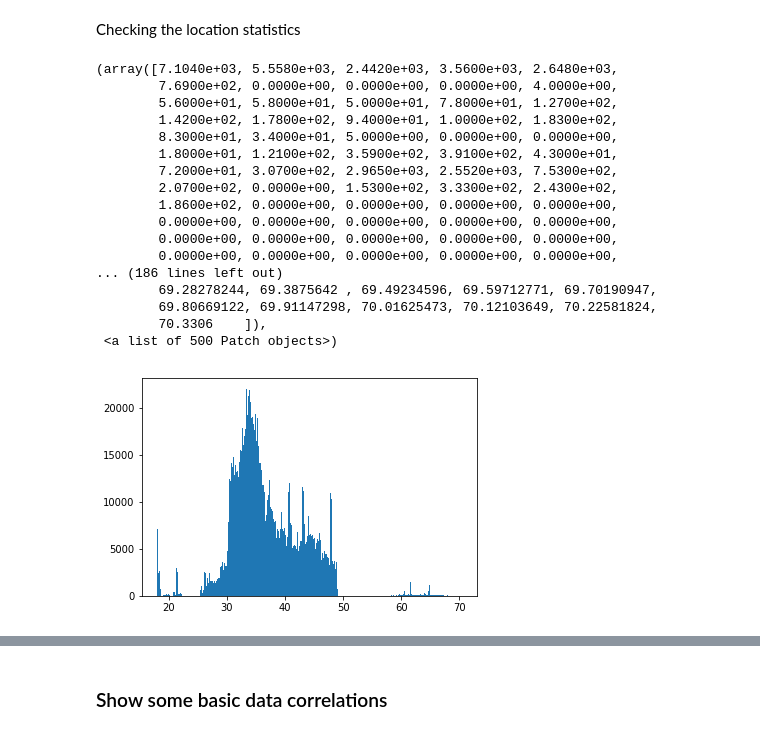
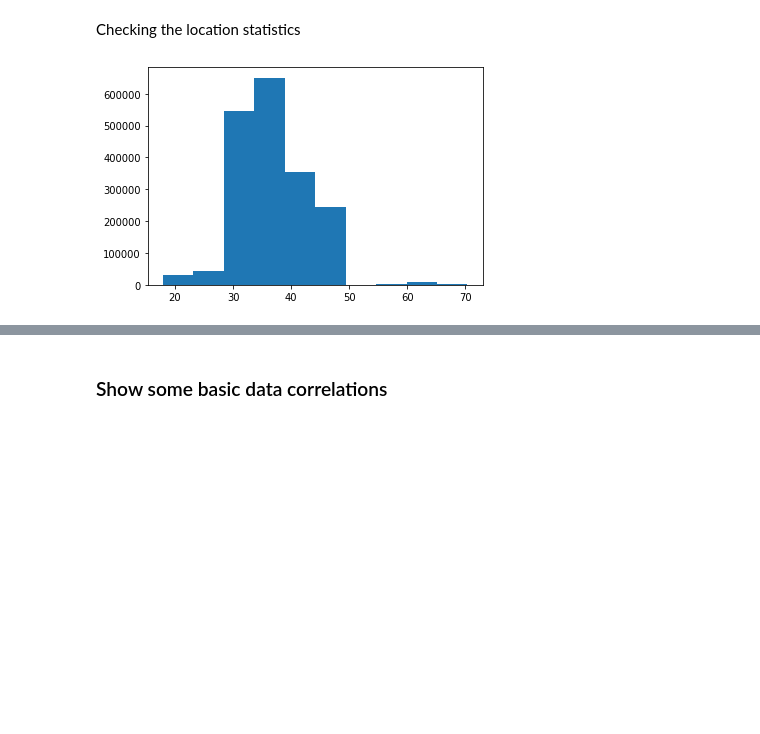
Before and after one commit to adityasant/ECE143_Project, a Jupyter notebook: Local Notebooks/wildfire_datacleaning.ipynb, the cells around one changed output, grey strips where cells are left out. Drawn from its saved outputs; the diff is of its cells as text; code cells hidden in the pictures; blank space fills up the shorter version.

```diff
--- a/Local Notebooks/wildfire_datacleaning.ipynb
+++ b/Local Notebooks/wildfire_datacleaning.ipynb
@@ -75,26 +75,9 @@ Checking the location statistics
 # %%
 lat_arr = data_location['LATITUDE']
 # %%
-plt.hist(lat_arr,bins = 500)
+plt.hist(lat_arr);
 # %% [output]
-(array([7.1040e+03, 5.5580e+03, 2.4420e+03, 3.5600e+03, 2.6480e+03,
-        7.6900e+02, 0.0000e+00, 0.0000e+00, 0.0000e+00, 4.0000e+00,
-        5.6000e+01, 5.8000e+01, 5.0000e+01, 7.8000e+01, 1.2700e+02,
-        1.4200e+02, 1.7800e+02, 9.4000e+01, 1.0000e+02, 1.8300e+02,
-        8.3000e+01, 3.4000e+01, 5.0000e+00, 0.0000e+00, 0.0000e+00,
-        1.8000e+01, 1.2100e+02, 3.5900e+02, 3.9100e+02, 4.3000e+01,
-        7.2000e+01, 3.0700e+02, 2.9650e+03, 2.5520e+03, 7.5300e+02,
-        2.0700e+02, 0.0000e+00, 1.5300e+02, 3.3300e+02, 2.4300e+02,
-        1.8600e+02, 0.0000e+00, 0.0000e+00, 0.0000e+00, 0.0000e+00,
-        0.0000e+00, 0.0000e+00, 0.0000e+00, 0.0000e+00, 0.0000e+00,
-        0.0000e+00, 0.0000e+00, 0.0000e+00, 0.0000e+00, 0.0000e+00,
-        0.0000e+00, 0.0000e+00, 0.0000e+00, 0.0000e+00, 0.0000e+00,
-... (186 lines left out)
-        69.28278244, 69.3875642 , 69.49234596, 69.59712771, 69.70190947,
-        69.80669122, 69.91147298, 70.01625473, 70.12103649, 70.22581824,
-        70.3306    ]),
- <a list of 500 Patch objects>)
-[figure, old version]
+[figure, new version]
 # %%
 long_arr = data_location['LONGITUDE']
 # %%
```
Also changed, not shown: parts of 33 cells of this notebook.
